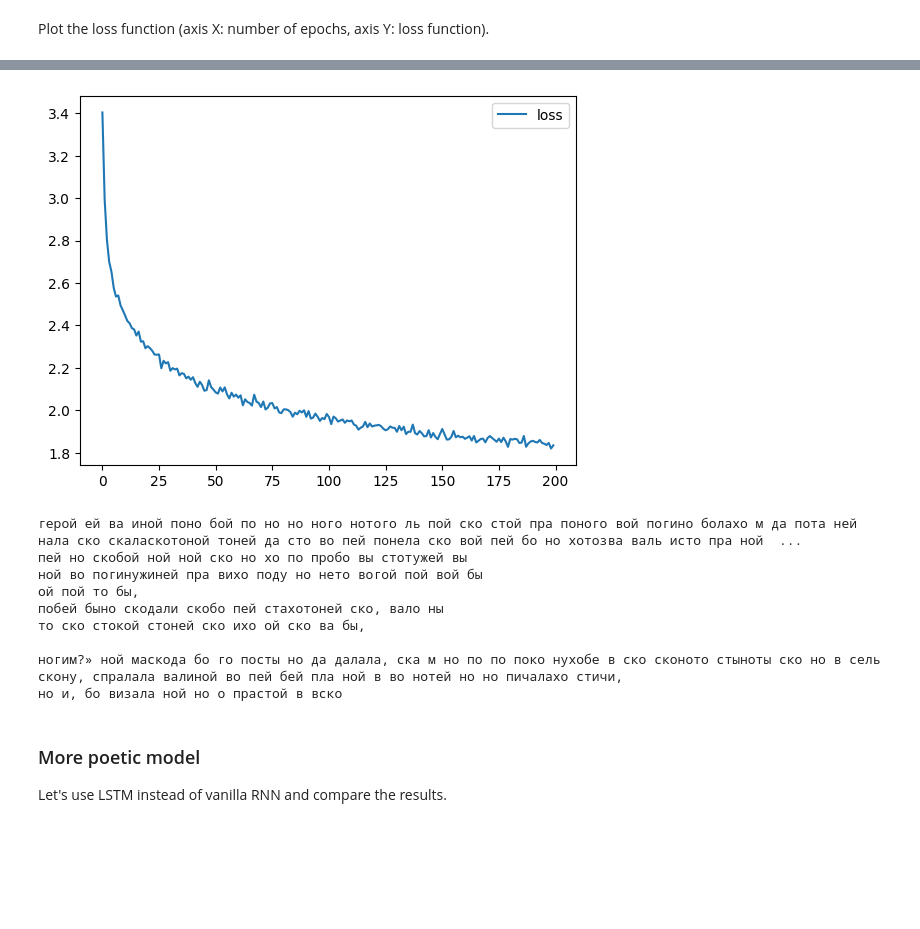
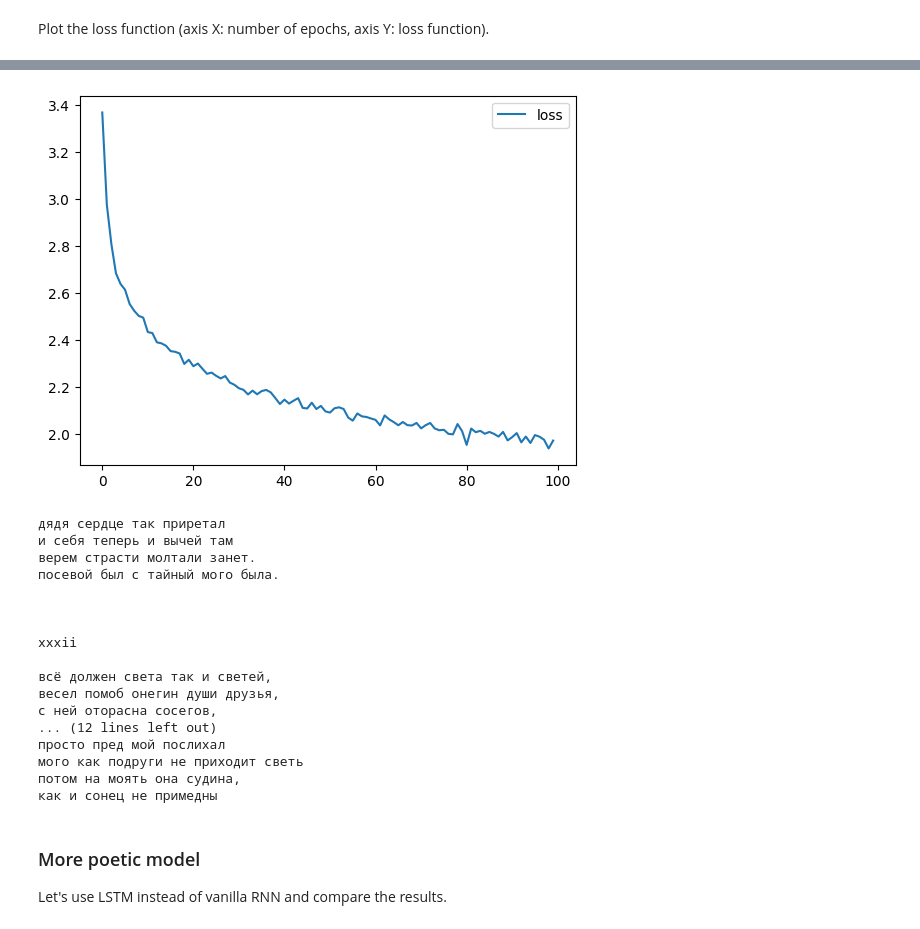
Before and after one commit to EvgenVer/ml_course, a Jupyter notebook: homeworks/lab02_deep_learning/Lab2_DL_part3_poetry.ipynb, the cells around one changed output, grey strips where cells are left out. Cells and saved outputs as stored; diff of their text form; code cells hidden in the pictures; blank space fills up the shorter version.

```diff
--- a/homeworks/lab02_deep_learning/Lab2_DL_part3_poetry.ipynb
+++ b/homeworks/lab02_deep_learning/Lab2_DL_part3_poetry.ipynb
@@ -308,58 +308,66 @@ xxii
 class CharRNNLoop(nn.Module):
     def __init__(self, num_tokens=num_tokens, emb_size=18, rnn_num_units=128):
         super(self.__class__, self).__init__()
+        self.train = True
         self.emb = nn.Embedding(num_tokens, emb_size)
         self.rnn = nn.RNN(input_size=emb_size,
                           hidden_size=rnn_num_units,
                           batch_first=True)
         self.hid_to_logits = nn.Linear(rnn_num_units, num_tokens)
 
-    def forward(self, x):
-        assert isinstance(x.data, torch.LongTensor)
-        h_seq, _ = self.rnn(self.emb(x))
-        next_logits = self.hid_to_logits(h_seq)
-        return next_logits
+    def forward(self, x, hid_state=None):
+        if self.train:
+            h_seq, _ = self.rnn(self.emb(x))
+            next_logits = self.hid_to_logits(h_seq)
+            return next_logits
+        else:
+            h_seq, hid_state = self.rnn(self.emb(x), hid_state)
+            next_logits = self.hid_to_logits(h_seq)
+            return next_logits, hid_state
 
 model = CharRNNLoop().to(device)
 opt = torch.optim.Adam(model.parameters())
 loss_func = nn.CrossEntropyLoss()
 loss_history = []
-n_epochs = 200
+n_epochs = 100
 batch_size = 256
 # %%
+model.train = True
 for ep in range(n_epochs):
     ep_loss = []
     for i in range(len(text) % batch_size):
         start_batch = np.random.randint(0, len(text)-batch_size-1)
         batch = encod(text[start_batch:start_batch+batch_size])
         batch = torch.tensor(batch, dtype=torch.int64)
         batch = batch.view(1, batch_size)
         batch = batch.to(device)
 
         logits_seq = model(batch)
 
         pred_logits = logits_seq[:, :-1]
         actual_next_tokens = batch[:, 1:]
 
 
         loss = loss_func(
             pred_logits.reshape((-1, num_tokens)),
             actual_next_tokens.reshape(-1)
         )
 
         loss.backward()
         opt.step()
         opt.zero_grad()
 
         ep_loss.append(loss.item())
 
     loss_history.append(np.mean(ep_loss))
 
     clear_output(True)
     plt.plot(loss_history,label='loss')
     plt.legend()
     plt.show()
+
+assert np.mean(loss_history[:10]) > np.mean(loss_history[-10:]), "RNN didn't converge."
 # %% [output]
-[figure, old version]
+[figure, new version]
 # %%
 def generate_sample(model, max_length, seed_phrase='Герой', temperature=1.0):
@@ -383,17 +394,25 @@ def generate_sample(model, max_length, seed_phrase='Герой', temperature=1.0
 
     return ''.join([tokens[ix] for ix in x_sequence.to('cpu').data.numpy()[0]])
 # %%
-print(generate_sample(model, max_length=700, seed_phrase='герой', temperature=0.5))
+print(generate_sample(model, max_length=700, seed_phrase='дядя', temperature=0.5))
 # %% [output]
-герой ей ва иной поно бой по но но ного нотого ль пой ско стой пра поного вой погино болахо м да пота ней нала ско скаласкотоной тоней да сто во пей понела ско вой пей бо но хотозва валь исто пра ной  ...
-пей но скобой ной ной ско но хо по пробо вы стотужей вы
-ной во погинужиней пра вихо поду но нето вогой пой вой бы
-ой пой то бы,
-побей быно скодали скобо пей стахотоней ско, вало ны
-то ско стокой стоней ско ихо ой ско ва бы,
+дядя сердце так приретал
+и себя теперь и вычей там
+верем страсти молтали занет.
+посевой был с тайный мого была.
 
-ногим?» ной маскода бо го посты но да далала, ска м но по по поко нухобе в ско сконото стыноты ско но в сель скону, спралала валиной во пей бей пла ной в во нотей но но пичалахо стичи,
-но и, бо визала ной но о прастой в вско
+
+
+xxxii
+
+всё должен света так и светей,
+весел помоб онегин души друзья,
+с ней оторасна сосегов,
+... (12 lines left out)
+просто пред мой послихал
+мого как подруги не приходит светь
+потом на моять она судина,
+как и сонец не примедны
 # %% [markdown]
 ### More poetic model
 
```
Also changed, not shown: parts of 5 cells of this notebook.
